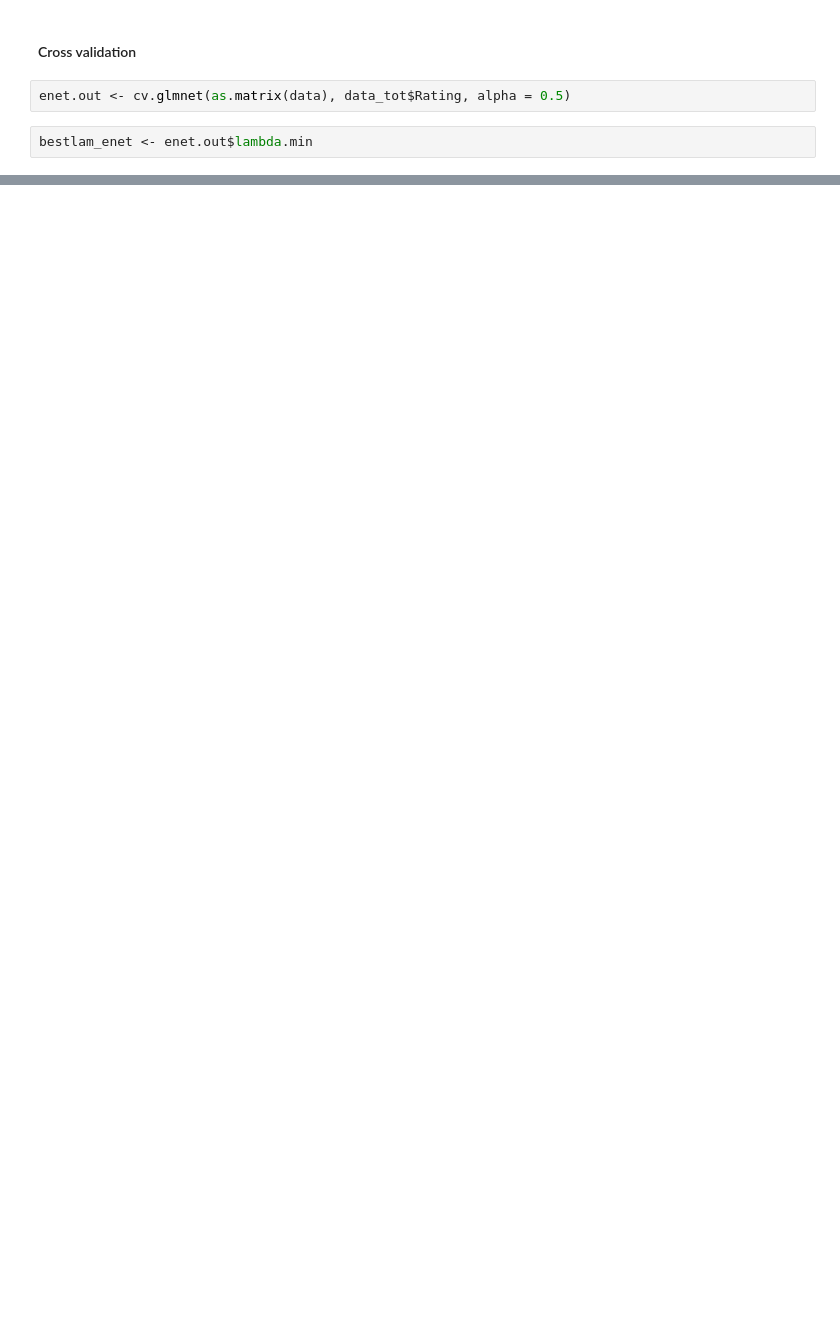
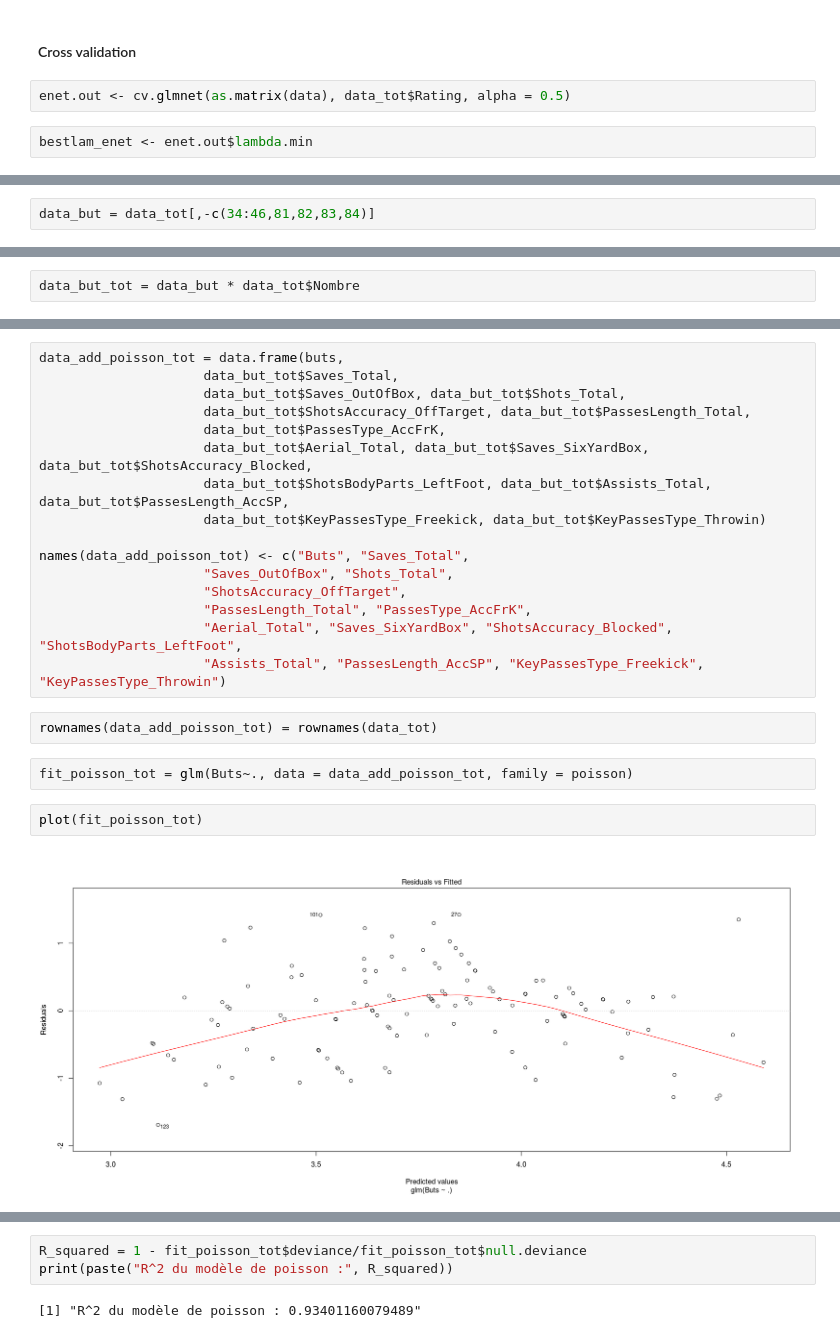
Before and after one commit to CamilleBichet/Projet_Foot_5A, a Jupyter notebook: Selection_de_variables.ipynb, the cells around one changed output, grey strips where cells are left out. Drawn from its saved outputs; the diff is of its cells as text; blank space fills up the shorter version.

```diff
--- a/Selection_de_variables.ipynb
+++ b/Selection_de_variables.ipynb
@@ -442,0 +329,2 @@ KeyPassesType_Other                .
+# %%
+data_but = data_tot[,-c(34:46,81,82,83,84)]
@@ -442,0 +394,2 @@ KeyPassesType_Other                .
+# %%
+data_but_tot = data_but * data_tot$Nombre
@@ -442,0 +413,24 @@ KeyPassesType_Other                .
+# %%
+data_add_poisson_tot = data.frame(buts,
+                     data_but_tot$Saves_Total,
+                     data_but_tot$Saves_OutOfBox, data_but_tot$Shots_Total,
+                     data_but_tot$ShotsAccuracy_OffTarget, data_but_tot$PassesLength_Total,
+                     data_but_tot$PassesType_AccFrK,
+                     data_but_tot$Aerial_Total, data_but_tot$Saves_SixYardBox, data_but_tot$ShotsAccuracy_Blocked,
+                     data_but_tot$ShotsBodyParts_LeftFoot, data_but_tot$Assists_Total, data_but_tot$PassesLength_AccSP,
+                     data_but_tot$KeyPassesType_Freekick, data_but_tot$KeyPassesType_Throwin)
+
+names(data_add_poisson_tot) <- c("Buts", "Saves_Total",
+                     "Saves_OutOfBox", "Shots_Total",
+                     "ShotsAccuracy_OffTarget",
+                     "PassesLength_Total", "PassesType_AccFrK",
+                     "Aerial_Total", "Saves_SixYardBox", "ShotsAccuracy_Blocked", "ShotsBodyParts_LeftFoot",
+                     "Assists_Total", "PassesLength_AccSP", "KeyPassesType_Freekick", "KeyPassesType_Throwin")
+# %%
+rownames(data_add_poisson_tot) = rownames(data_tot)
+# %%
+fit_poisson_tot = glm(Buts~., data = data_add_poisson_tot, family = poisson)
+# %%
+plot(fit_poisson_tot)
+# %% [output]
+[figure, added]
@@ -442,0 +440,5 @@ KeyPassesType_Other                .
+# %%
+R_squared = 1 - fit_poisson_tot$deviance/fit_poisson_tot$null.deviance
+print(paste("R^2 du modèle de poisson :", R_squared))
+# %% [output]
+[1] "R^2 du modèle de poisson : 0.93401160079489"
```
Also changed, not shown: parts of 47 cells of this notebook, 1 other file.
